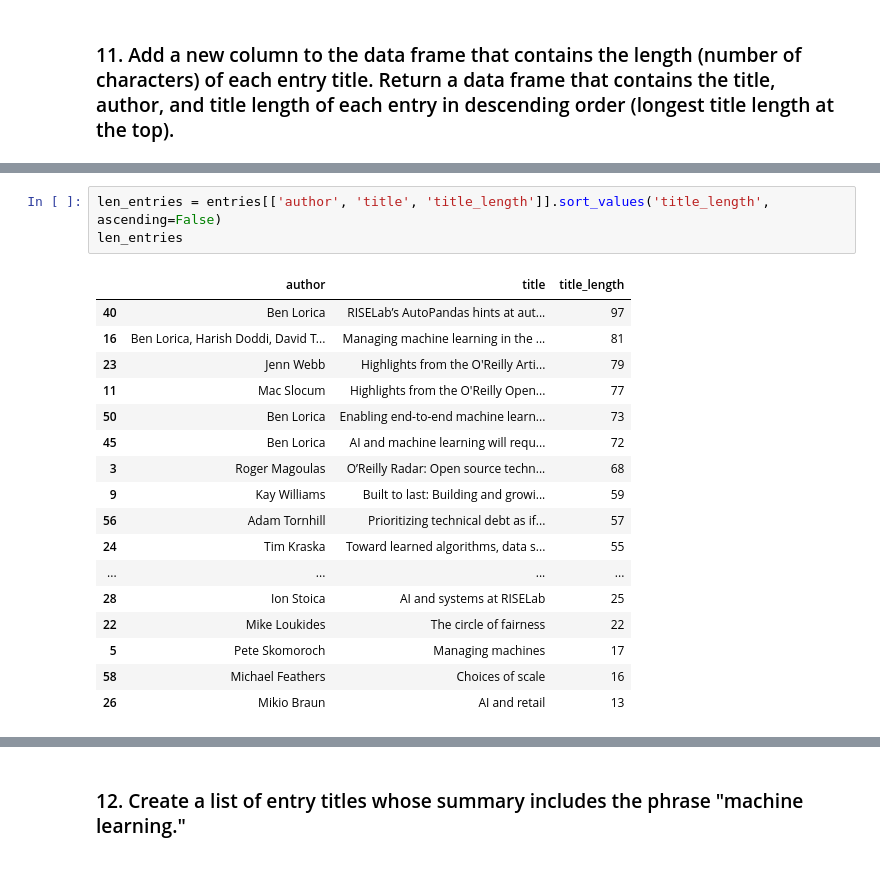
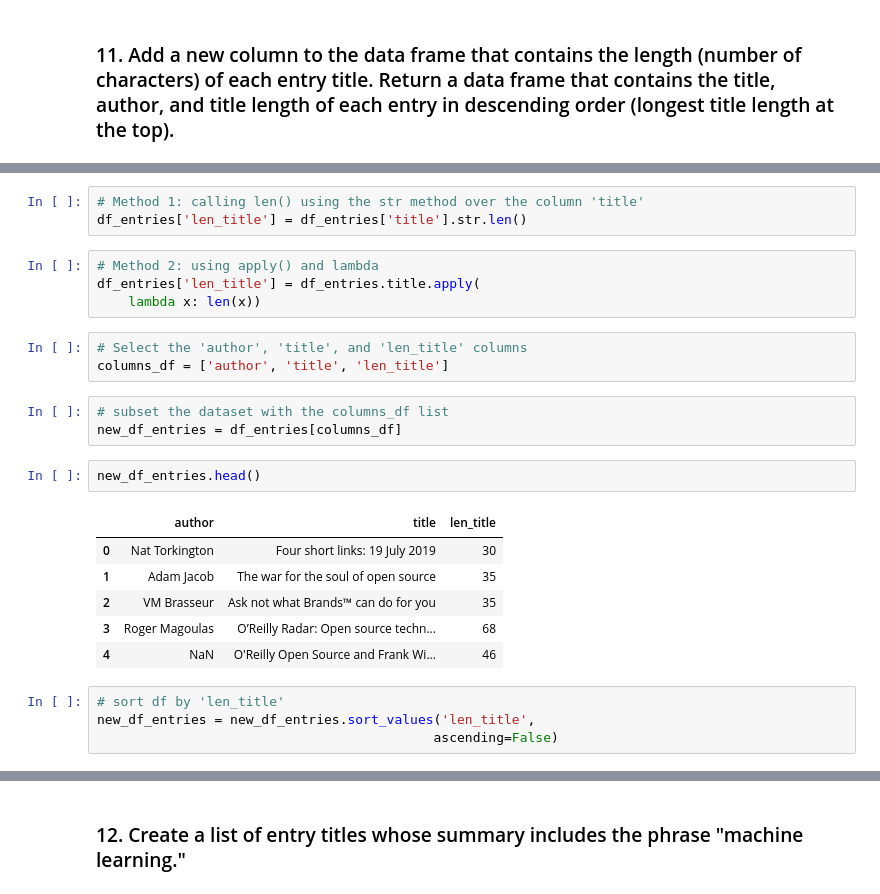
Before and after one commit to ironhacksao-datateam/june2019-ft, a Jupyter notebook: week_3/26_lab_rss/your-code/26_lab_rss.ipynb, the cells around one changed output, grey strips where cells are left out. Cells and saved outputs as stored; diff of their text form.

```diff
--- a/week_3/26_lab_rss/your-code/26_lab_rss.ipynb
+++ b/week_3/26_lab_rss/your-code/26_lab_rss.ipynb
@@ -166,21 +323,26 @@ entries['title_length'] = entries['title'].str.len()
-# %%
-len_entries = entries[['author', 'title', 'title_length']].sort_values('title_length', ascending=False)
-len_entries
-# %% [output]
-|  | author | title | title_length |
-| 40 | Ben Lorica | RISELab’s AutoPandas hints at aut... | 97 |
-| 16 | Ben Lorica, Harish Doddi, David T... | Managing machine learning in the ... | 81 |
-| 23 | Jenn Webb | Highlights from the O'Reilly Arti... | 79 |
-| 11 | Mac Slocum | Highlights from the O'Reilly Open... | 77 |
-| 50 | Ben Lorica | Enabling end-to-end machine learn... | 73 |
-| 45 | Ben Lorica | AI and machine learning will requ... | 72 |
-| 3 | Roger Magoulas | O’Reilly Radar: Open source techn... | 68 |
-| 9 | Kay Williams | Built to last: Building and growi... | 59 |
-| 56 | Adam Tornhill | Prioritizing technical debt as if... | 57 |
-| 24 | Tim Kraska | Toward learned algorithms, data s... | 55 |
-| ... | ... | ... | ... |
-| 28 | Ion Stoica | AI and systems at RISELab | 25 |
-| 22 | Mike Loukides | The circle of fairness | 22 |
-| 5 | Pete Skomoroch | Managing machines | 17 |
-| 58 | Michael Feathers | Choices of scale | 16 |
-| 26 | Mikio Braun | AI and retail | 13 |
+# %%
+# Method 1: calling len() using the str method over the column 'title'
+df_entries['len_title'] = df_entries['title'].str.len()
+# %%
+# Method 2: using apply() and lambda
+df_entries['len_title'] = df_entries.title.apply(
+    lambda x: len(x))
+# %%
+# Select the 'author', 'title', and 'len_title' columns
+columns_df = ['author', 'title', 'len_title']
+# %%
+# subset the dataset with the columns_df list
+new_df_entries = df_entries[columns_df]
+# %%
+new_df_entries.head()
+# %% [output]
+|  | author | title | len_title |
+| 0 | Nat Torkington | Four short links: 19 July 2019 | 30 |
+| 1 | Adam Jacob | The war for the soul of open source | 35 |
+| 2 | VM Brasseur | Ask not what Brands™ can do for you | 35 |
+| 3 | Roger Magoulas | O’Reilly Radar: Open source techn... | 68 |
+| 4 | NaN | O'Reilly Open Source and Frank Wi... | 46 |
+# %%
+# sort df by 'len_title'
+new_df_entries = new_df_entries.sort_values('len_title',
+                                           ascending=False)
```
Also changed, not shown: parts of 76 cells of this notebook.
